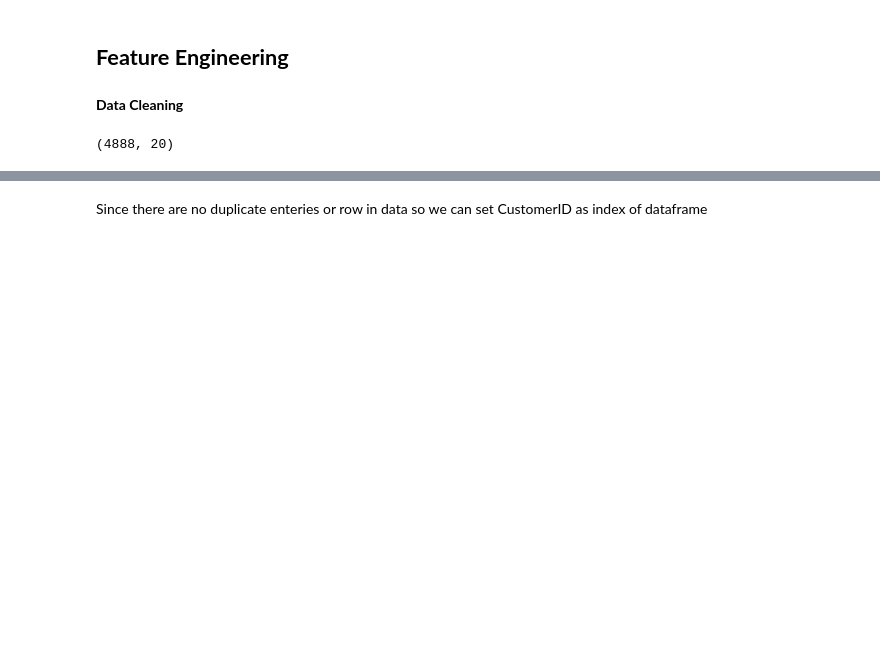
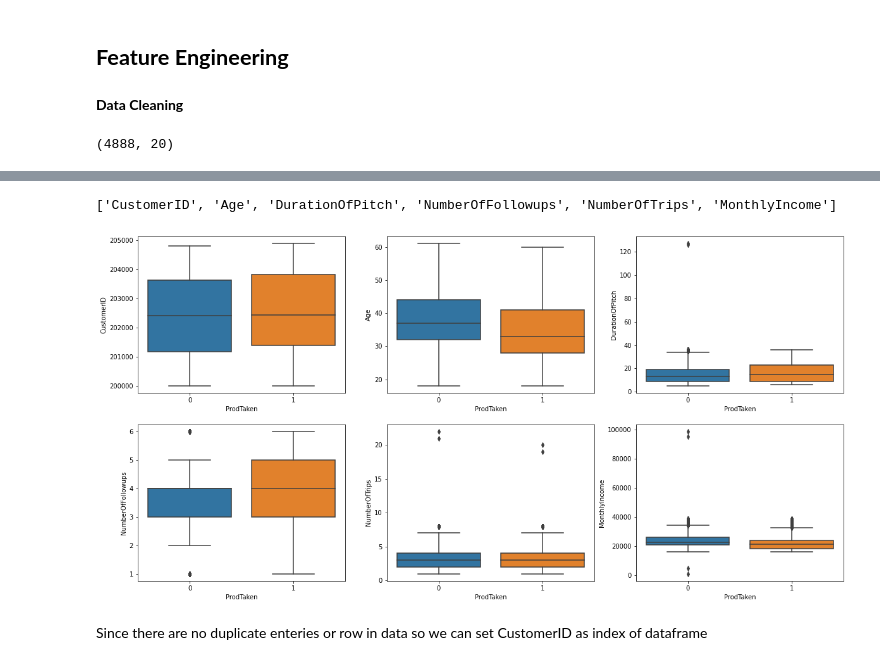
Before and after one commit to Hamza1122/ML_Assignment, a Jupyter notebook: ML_Project.ipynb, the cells around one changed output, grey strips where cells are left out. Saved outputs shown, nothing was run; the diff lists cells and outputs as text; code cells hidden in the pictures; blank space fills up the shorter version.

```diff
--- a/ML_Project.ipynb
+++ b/ML_Project.ipynb
@@ -360,3 +410,16 @@ data.shape
+# %%
+
+continuous_variables=[col for col in data.columns if data[col].nunique()>5]
+print(continuous_variables)
+# %% [output]
+['CustomerID', 'Age', 'DurationOfPitch', 'NumberOfFollowups', 'NumberOfTrips', 'MonthlyIncome']
+# %%
+fig=plt.figure(figsize=(20,10))
+for i,col in enumerate(continuous_variables):
+    ax=fig.add_subplot(2,3,i+1)
+    sns.boxplot(y=data[col],x=data['ProdTaken'])
+# %% [output]
+[figure, added]
 # %% [markdown]
 Since there are no duplicate enteries or row in data so we can set CustomerID as index of dataframe
 # %%
```
Also changed, not shown: parts of 46 cells of this notebook.
